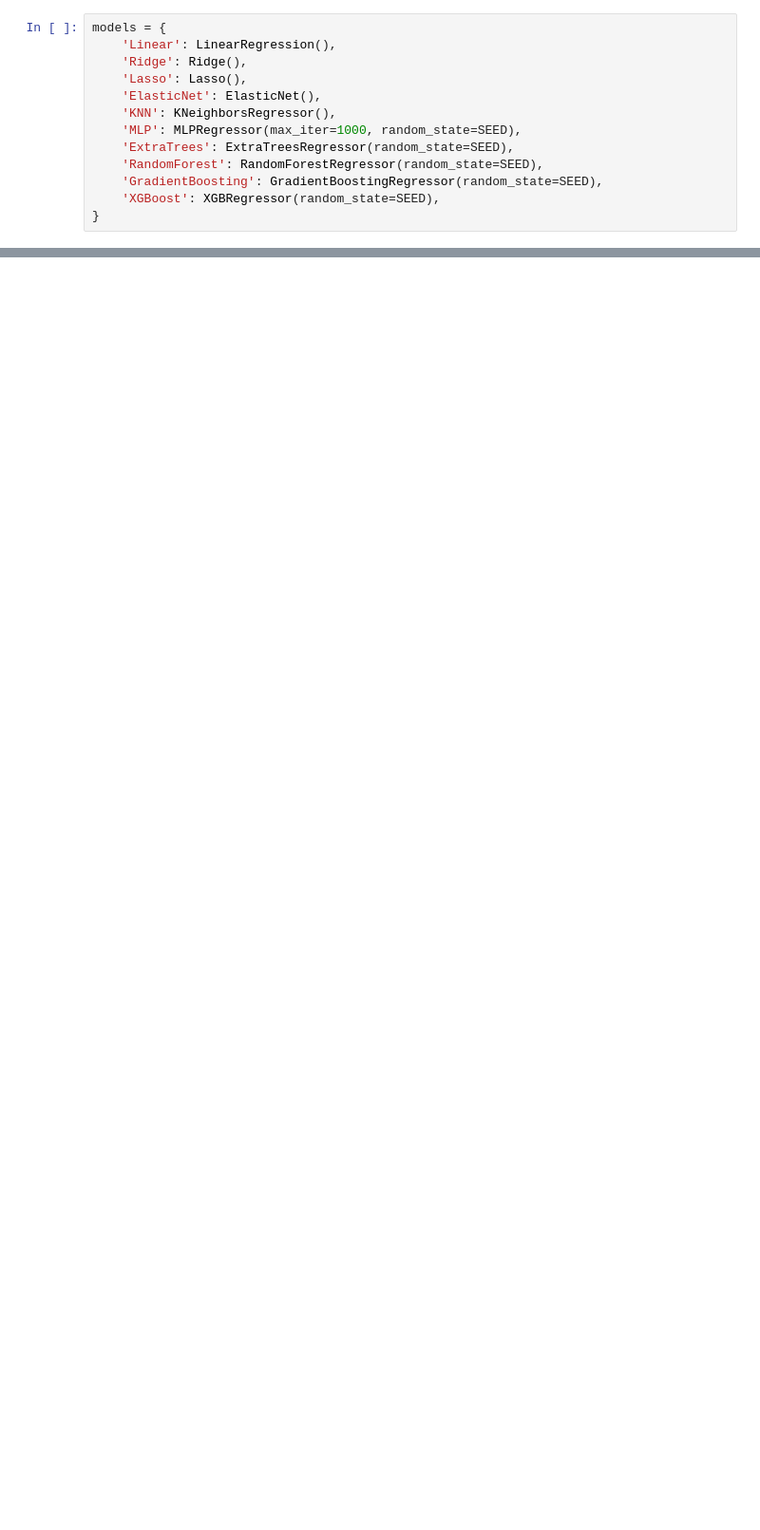
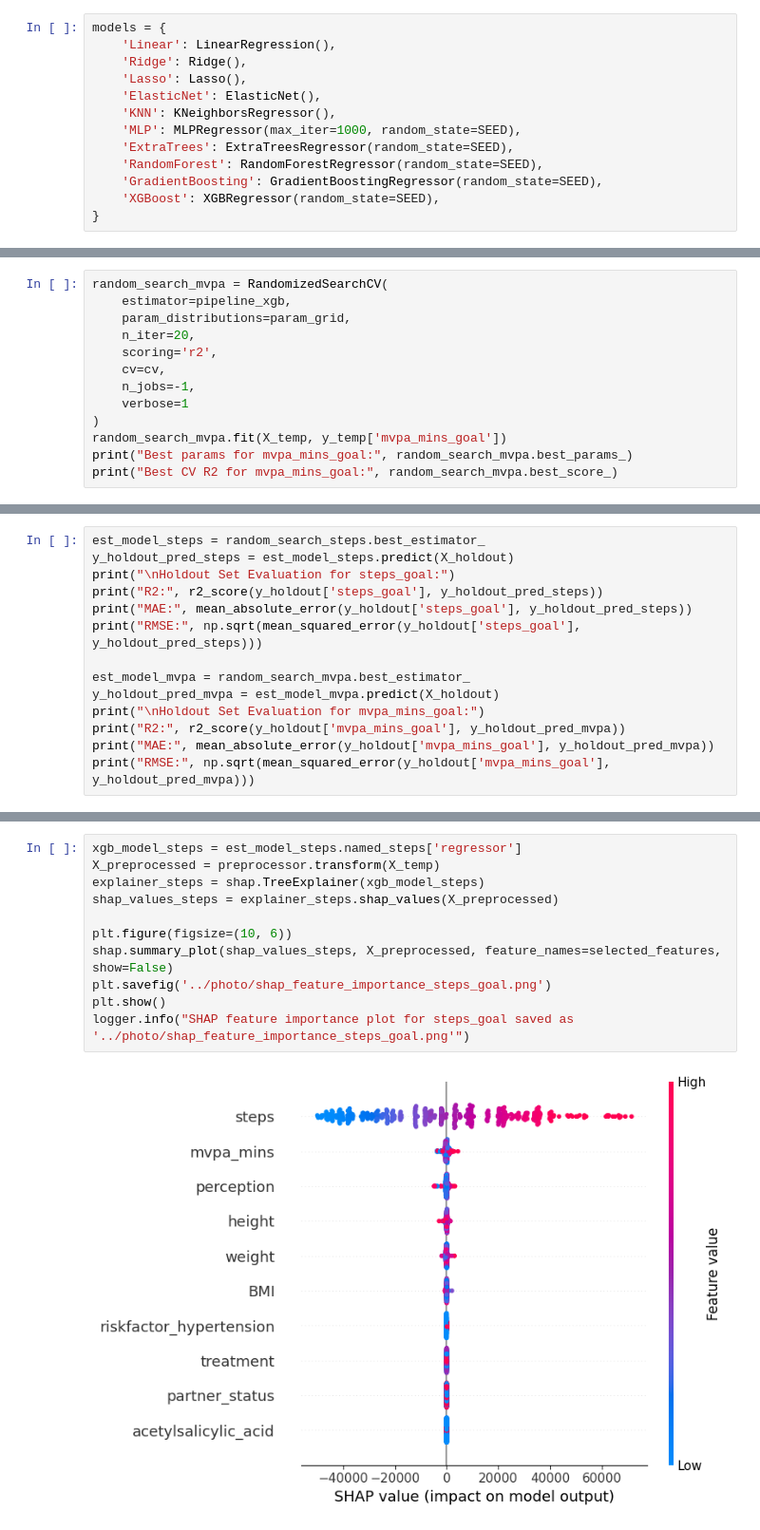
Before and after one commit to aliowx/activity-goal-prediction, a Jupyter notebook: notebook/model.ipynb, the cells around one changed output, grey strips where cells are left out. Shown at 95% size. Drawn from its saved outputs; the diff is of its cells as text; blank space fills up the shorter version.

```diff
--- a/notebook/model.ipynb
+++ b/notebook/model.ipynb
@@ -373,0 +387,13 @@ logger.info("R2 comparison plots saved as '../photo/r2_comparison.png'")
+# %%
+random_search_mvpa = RandomizedSearchCV(
+    estimator=pipeline_xgb,
+    param_distributions=param_grid,
+    n_iter=20,
+    scoring='r2',
+    cv=cv,
+    n_jobs=-1,
+    verbose=1
+)
+random_search_mvpa.fit(X_temp, y_temp['mvpa_mins_goal'])
+print("Best params for mvpa_mins_goal:", random_search_mvpa.best_params_)
+print("Best CV R2 for mvpa_mins_goal:", random_search_mvpa.best_score_)
@@ -373,0 +406,14 @@ logger.info("R2 comparison plots saved as '../photo/r2_comparison.png'")
+# %%
+est_model_steps = random_search_steps.best_estimator_
+y_holdout_pred_steps = est_model_steps.predict(X_holdout)
+print("\nHoldout Set Evaluation for steps_goal:")
+print("R2:", r2_score(y_holdout['steps_goal'], y_holdout_pred_steps))
+print("MAE:", mean_absolute_error(y_holdout['steps_goal'], y_holdout_pred_steps))
+print("RMSE:", np.sqrt(mean_squared_error(y_holdout['steps_goal'], y_holdout_pred_steps)))
+
+est_model_mvpa = random_search_mvpa.best_estimator_
+y_holdout_pred_mvpa = est_model_mvpa.predict(X_holdout)
+print("\nHoldout Set Evaluation for mvpa_mins_goal:")
+print("R2:", r2_score(y_holdout['mvpa_mins_goal'], y_holdout_pred_mvpa))
+print("MAE:", mean_absolute_error(y_holdout['mvpa_mins_goal'], y_holdout_pred_mvpa))
+print("RMSE:", np.sqrt(mean_squared_error(y_holdout['mvpa_mins_goal'], y_holdout_pred_mvpa)))
@@ -373,0 +432,13 @@ logger.info("R2 comparison plots saved as '../photo/r2_comparison.png'")
+# %%
+xgb_model_steps = est_model_steps.named_steps['regressor']
+X_preprocessed = preprocessor.transform(X_temp)
+explainer_steps = shap.TreeExplainer(xgb_model_steps)
+shap_values_steps = explainer_steps.shap_values(X_preprocessed)
+
+plt.figure(figsize=(10, 6))
+shap.summary_plot(shap_values_steps, X_preprocessed, feature_names=selected_features, show=False)
+plt.savefig('../photo/shap_feature_importance_steps_goal.png')
+plt.show()
+logger.info("SHAP feature importance plot for steps_goal saved as '../photo/shap_feature_importance_steps_goal.png'")
+# %% [output]
+[figure, added]
```
Also changed, not shown: parts of 49 cells of this notebook.
